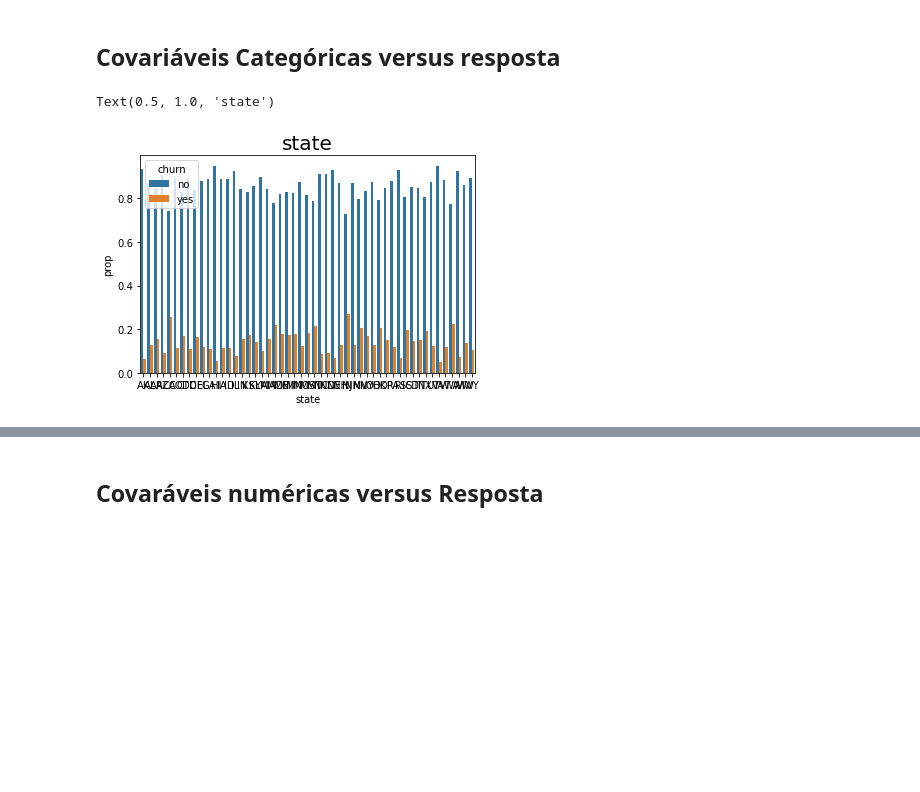
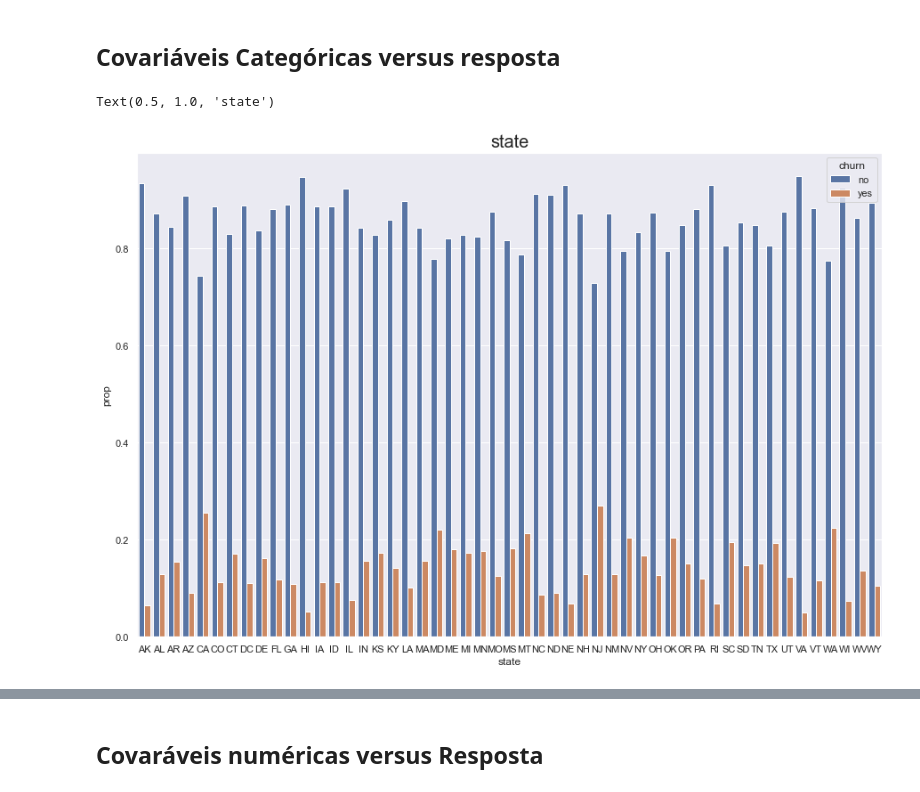
Before and after one commit to dimassores/ml-basics, a Jupyter notebook: naive-bayes-exploration/naive_bayes _churn_modeling.ipynb, the cells around one changed output, grey strips where cells are left out. Saved outputs shown, nothing was run; the diff lists cells and outputs as text; code cells hidden in the pictures; blank space fills up the shorter version.

```diff
--- a/naive-bayes-exploration/Churn Modeling - Naive Bayes.ipynb
+++ b/naive-bayes-exploration/naive_bayes _churn_modeling.ipynb
@@ -143,9 +150,10 @@ def generate_grouped_dataset_to_prop_plot(df, x_column, split_column, aux_column
 # %%
 prop_data = generate_grouped_dataset_to_prop_plot(train_data, 'state', 'churn')
 # %%
+sns.set(rc={'figure.figsize':(15,10)})
 sns.barplot(x='state',y='prop',data=prop_data, hue='churn')
 plt.title('state', fontsize=20)
 # %% [output]
 Text(0.5, 1.0, 'state')
-[figure, old version]
+[figure, new version]
 # %%
```
Also changed, not shown: parts of 9 cells of this notebook, 1 other file.
